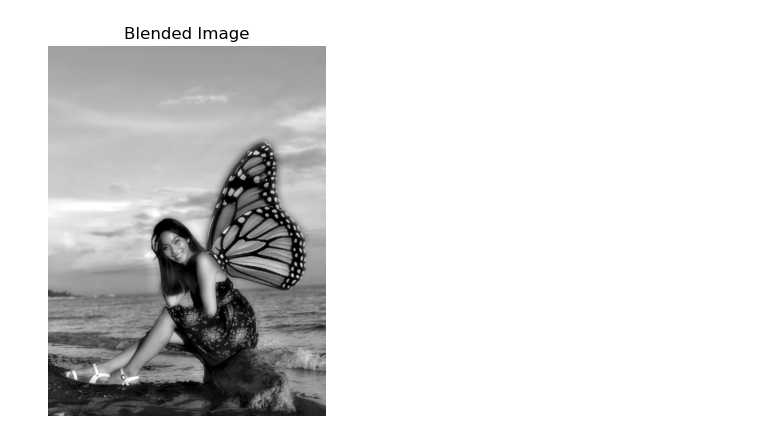
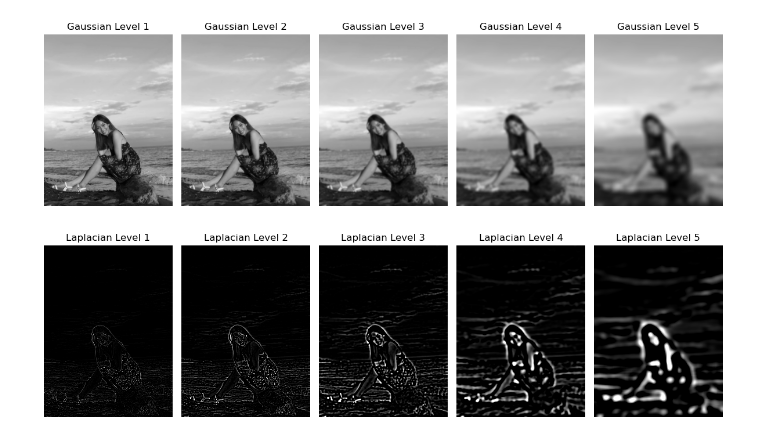
Before and after one commit to kazeulo/Computer-Vision, a Jupyter notebook: Blended images/cv_lab03.ipynb, the cells around one changed output. Cells and saved outputs as stored; diff of their text form; code cells hidden in the pictures.

```diff
--- a/Blended images/cv_lab03.ipynb
+++ b/Blended images/cv_lab03.ipynb
@@ -75,14 +73,42 @@ mask = mask / 255.0
 # Initialize parameters
 levels = 5
 sigma = 1
-
-# Blend the images
-blended_image = blend_images(img1, img2, mask, levels, sigma)
-
-# Display the blended image
-plt.imshow(blended_image, cmap="gray")
-plt.title("Blended Image")
-plt.axis("off")
-plt.show()
-# %% [output]
-[figure, removed]
+# %%
+# Function to display the Gaussian stack
+def display_gaussian_stack(img, levels, sigma):
+    # Apply Gaussian blur and get the Gaussian stack
+    gaussian_stack = apply_gaussian(img, levels, sigma)
+
+    # Display the Gaussian stack
+    plt.figure(figsize=(12, 6))
+    for i in range(levels):
+        plt.subplot(1, levels, i + 1)
+        plt.imshow(gaussian_stack[i], cmap='gray')
+        plt.title(f'Gaussian Level {i+1}')
+        plt.axis('off')
+
+    plt.tight_layout()
+    plt.show()
+# %%
+# Function to display the Laplacian stack
+def display_laplacian_stack(img, levels, sigma):
+    # Get the Laplacian stack
+    laplacian_stack = laplacian_effect(img, levels, sigma)
+
+    # Display the Laplacian stack
+    plt.figure(figsize=(12, 6))
+    for i in range(levels):
+        plt.subplot(1, levels, i + 1)
+        plt.imshow(laplacian_stack[i], cmap='gray', clim=(0, 0.1))
+        plt.title(f'Laplacian Level {i+1}')
+        plt.axis('off')
+
+    plt.tight_layout()
+    plt.show()
+# %%
+# Display Gaussian and laplacian stack for img2
+display_gaussian_stack(img2, levels, sigma)
+display_laplacian_stack(img2, levels, sigma)
+# %% [output]
+[figure, added]
+[figure, added]
```
Also changed, not shown: parts of 2 cells of this notebook, 8 other files.
